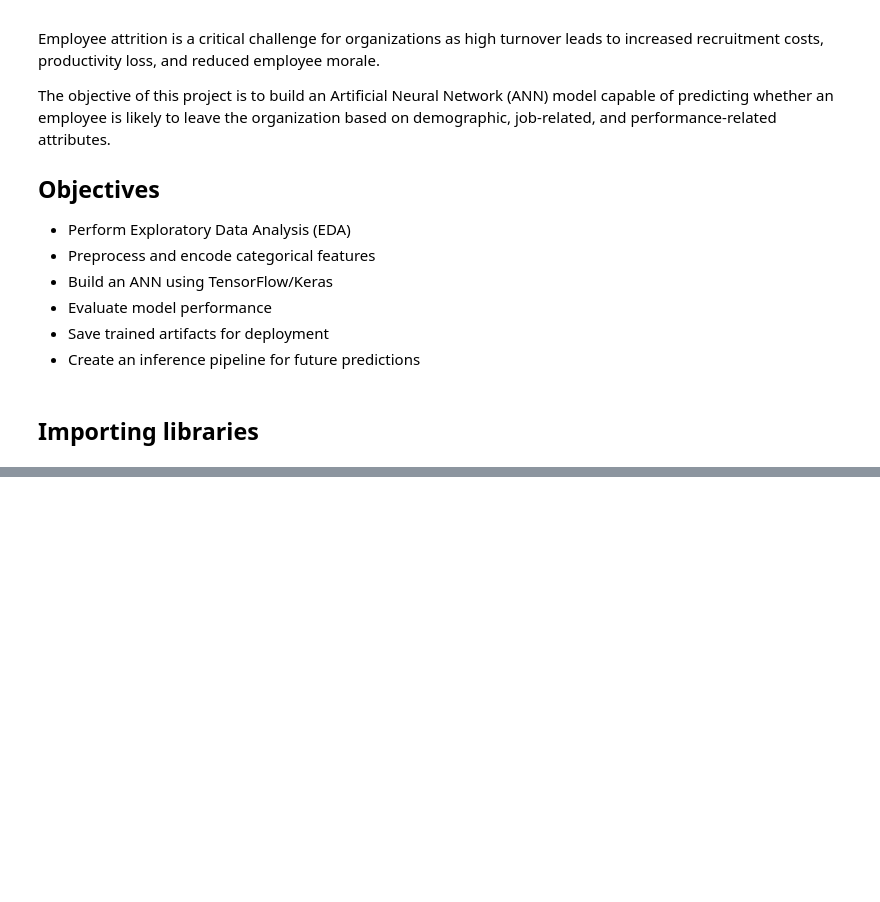
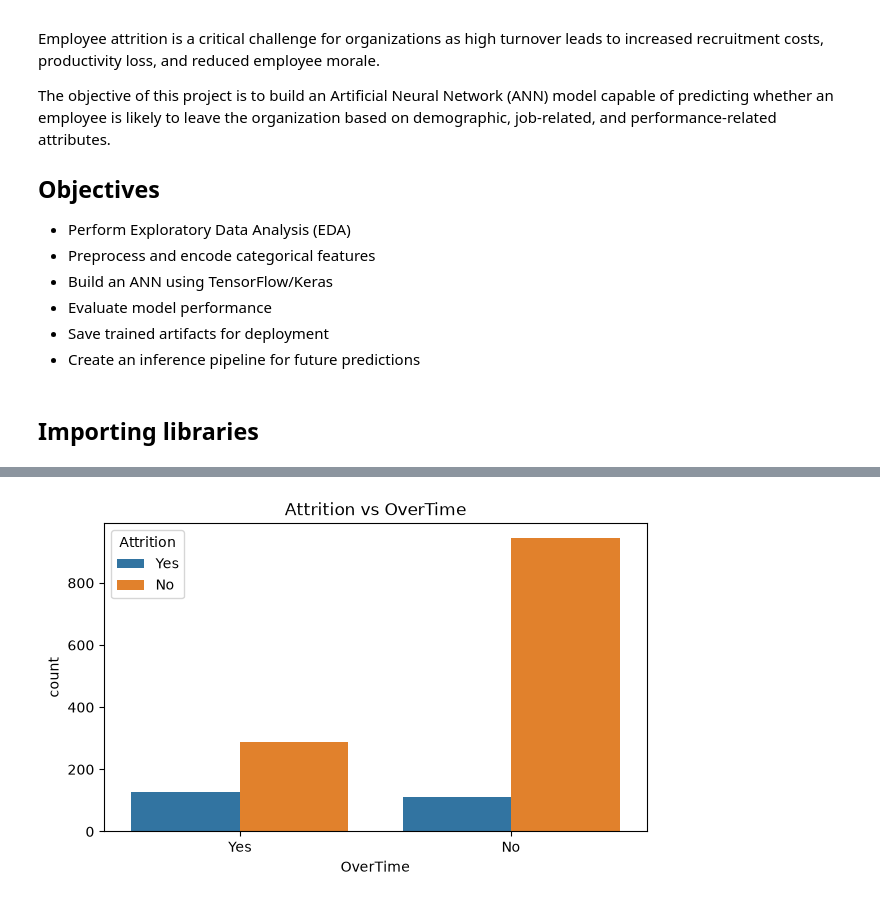
Before and after one commit to shubhamsinha21/Employee-Attrition-Intelligence-System, a Jupyter notebook: HR_Employee_Attrition_ANN.ipynb, the cells around one changed output, grey strips where cells are left out. Drawn from its saved outputs; the diff is of its cells as text; code cells hidden in the pictures; blank space fills up the shorter version.

```diff
--- a/HR_Employee_Attrition_ANN.ipynb
+++ b/HR_Employee_Attrition_ANN.ipynb
@@ -50,0 +196,13 @@ ModuleNotFoundError: No module named 'numpy'
+# %%
+# Attrition vs Overtime
+
+plt.figure(figsize=(7,4))
+sns.countplot(
+    x='OverTime',
+    hue='Attrition',
+    data=df
+)
+plt.title('Attrition vs OverTime')
+plt.show()
+# %% [output]
+[figure, added]
```
Also changed, not shown: parts of 16 cells of this notebook.
